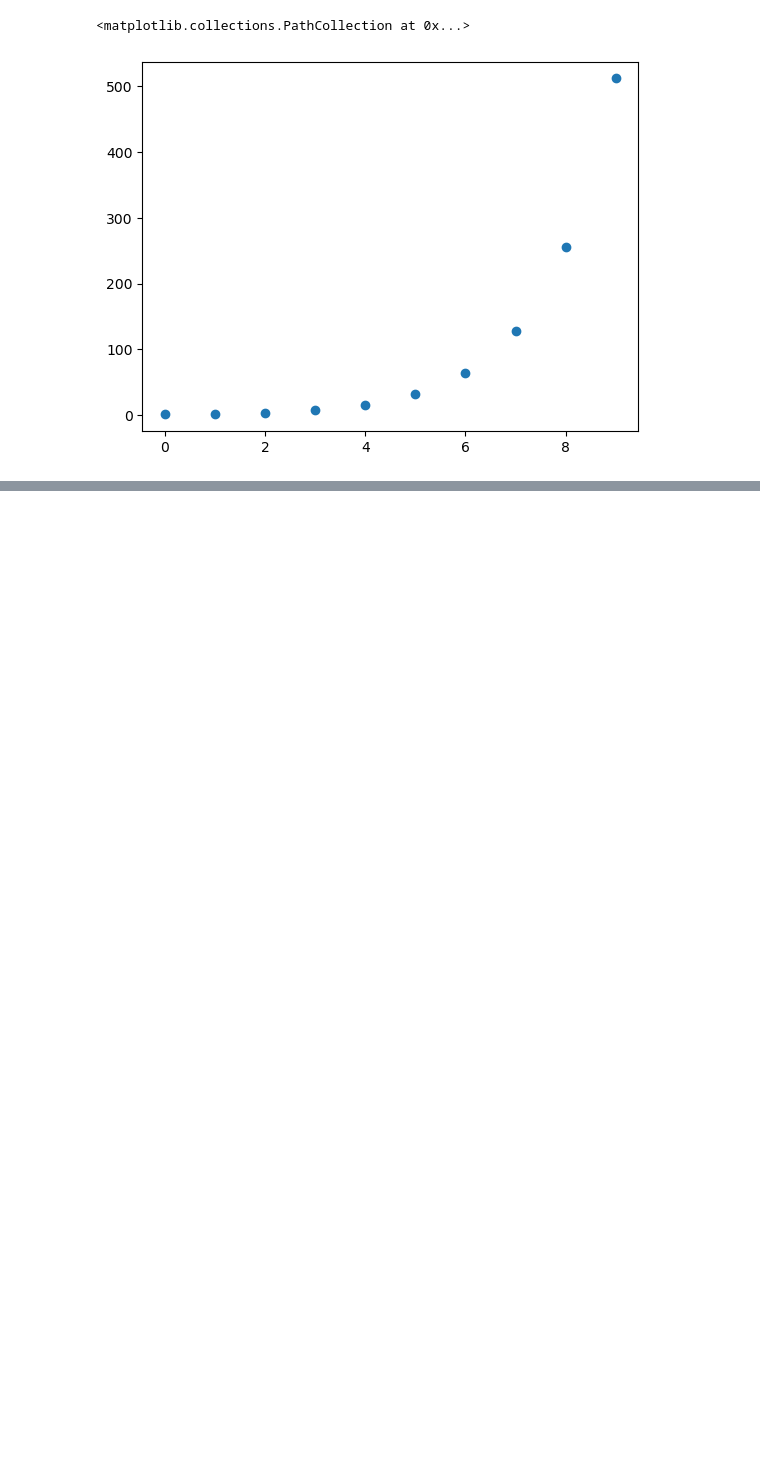
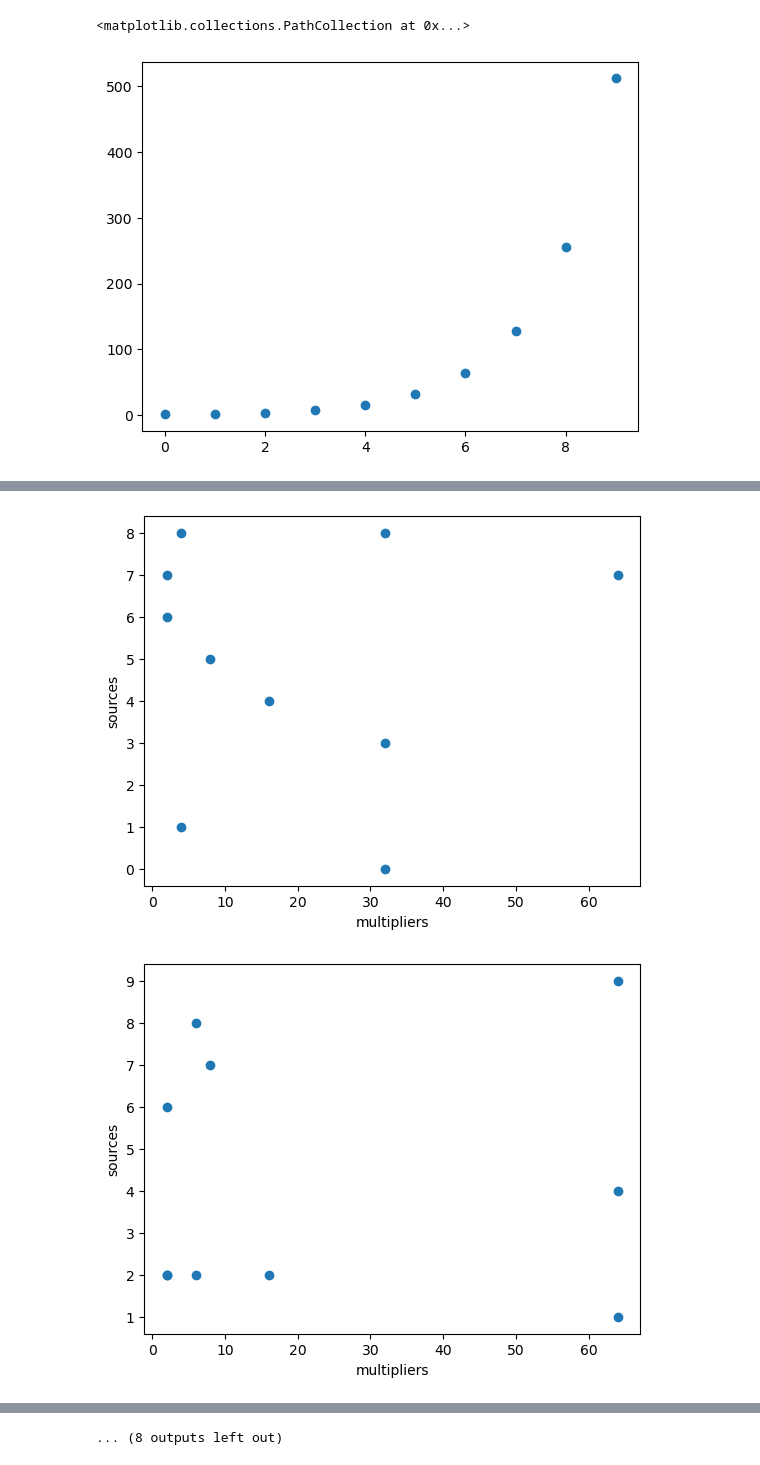
Before and after one commit to KasiaKozdon/evo_experiments, a Jupyter notebook: function_fitting.ipynb, the cells around one changed output, grey strips where cells are left out. Drawn from its saved outputs; the diff is of its cells as text; code cells hidden in the pictures; blank space fills up the shorter version.

```diff
--- a/function_fitting.ipynb
+++ b/function_fitting.ipynb
@@ -105,0 +109,15 @@ plt.scatter(y=target, x=range(0, len(target)))
+# %%
+def get_genes(genome, target=target):
+    multipliers = [gene["multiplier"] for gene in genome]
+    sources = [gene["source"] for gene in genome]
+    return multipliers, sources
+
+for organism_id in population.keys():
+    multipliers, sources = get_genes(population[organism_id]["genome"], target)
+    plt.scatter(x=multipliers, y=sources)
+    plt.xlabel("multipliers")
+    plt.ylabel("sources")
+    plt.show()
+# %% [output]
+[figure, added]
+[figure, added]
@@ -105,0 +134 @@ plt.scatter(y=target, x=range(0, len(target)))
+... (8 outputs left out)
```
Also changed, not shown: parts of 6 cells of this notebook.
